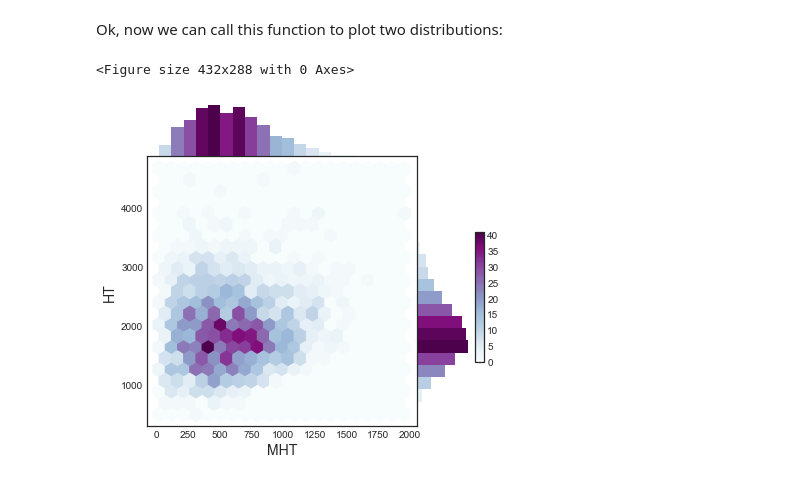
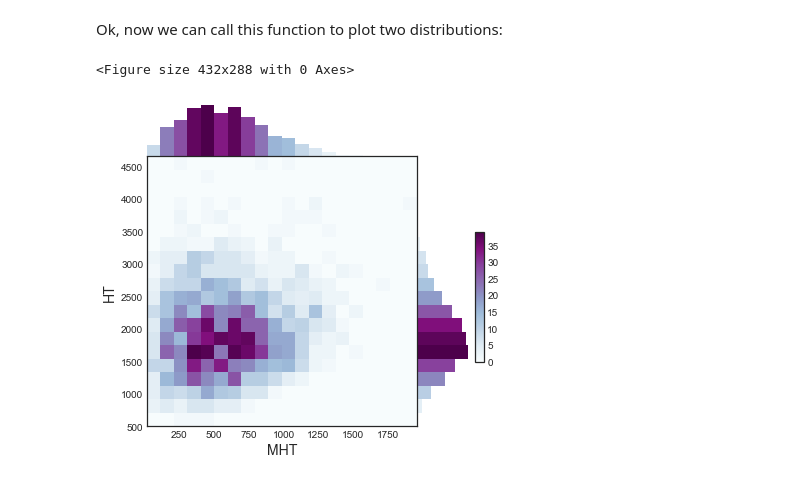
Before and after one commit to professor-calculus/AlexDataFramesTutorial, a Jupyter notebook: dataframe_tutorial.ipynb, the cells around one changed output. Cells and saved outputs as stored; diff of their text form; code cells hidden in the pictures.

```diff
--- a/dataframe_tutorial.ipynb
+++ b/dataframe_tutorial.ipynb
@@ -81,14 +81,16 @@ The fiddly bits I'll put into a function so we needn't worry about them again.
 # %%
 sns.set_style("white")
 
-def Plot2DSeaborn(df, X, Y, nBins):
+def Plot2DSeaborn(df, X, Y, nBins=20, hex=False):
 
     plt.figure()
 
     # Set up the 2D grid
     g = sns.JointGrid(x=df[X], y=df[Y], space=0.)
-    g.plot_joint(plt.hexbin, cmap='BuPu', gridsize=nBins)
-    #g.plot_joint(plt.hexbin, norm=LogNorm(), cmap='BuPu', gridsize=20)
+    if hex:
+        g.plot_joint(plt.hexbin, cmap='BuPu', gridsize=20)
+    else:
+        g.plot_joint(plt.hist2d, cmap='BuPu', bins=nBins)
 
     cm = plt.cm.get_cmap('BuPu')
 
@@ -119,11 +121,11 @@ Ok, now we can call this function to plot two distributions:
 # %%
 # Remember, vars are MHT, HT, NJets, NBJets
 
 var_x = 'MHT'
 var_y = 'HT'
 
 query = 'HT > 0. & MHT > 0. & NJets > -1 & NBJets > -1'
-Plot2DSeaborn(df, var_x, var_y, 20)
+Plot2DSeaborn(df, var_x, var_y, nBins=20)
 # %% [output]
 <Figure size 432x288 with 0 Axes>
-[figure, old version]
+[figure, new version]
```
Also changed, not shown: parts of 4 cells of this notebook, 2 other files.
